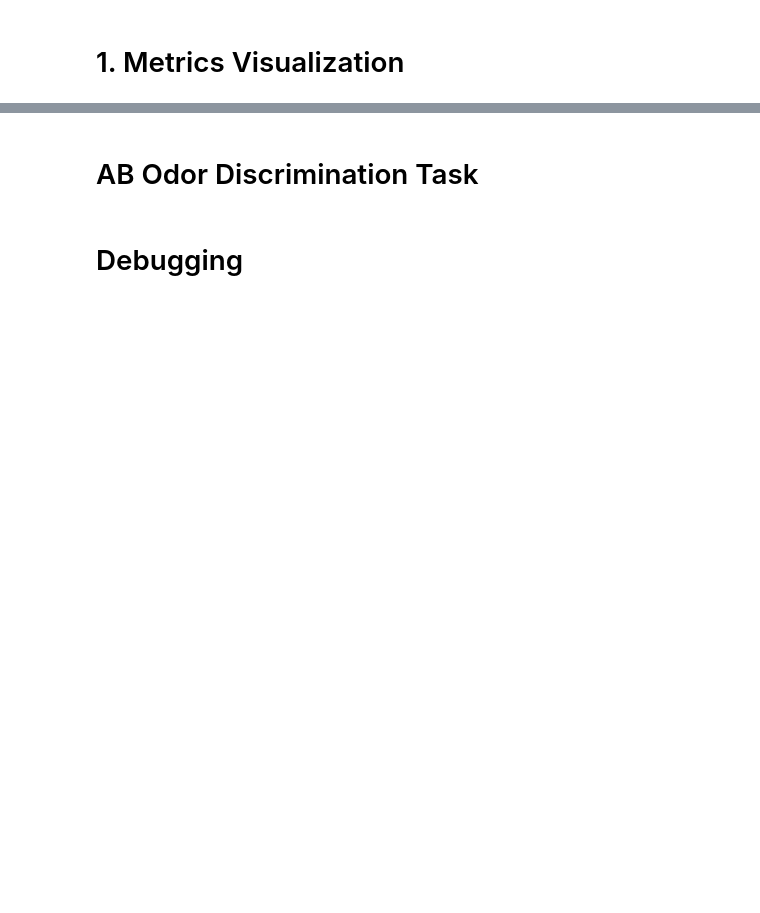
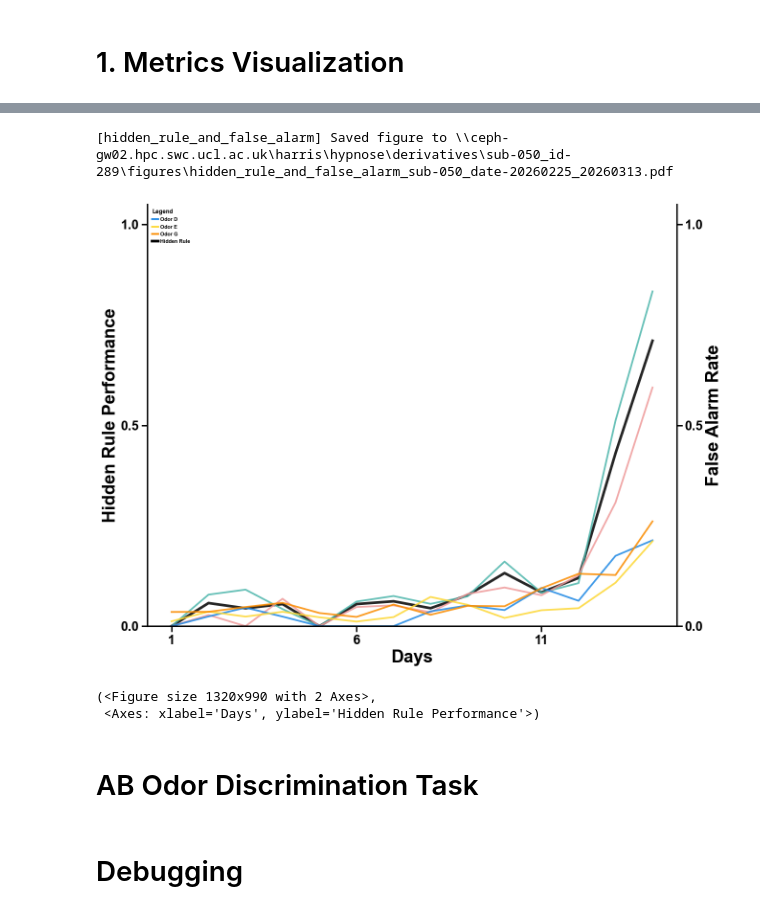
Before and after one commit to SainsburyWellcomeCentre/hypnose-analysis, a Jupyter notebook: notebooks/behavior_visualization.ipynb, the cells around one changed output, grey strips where cells are left out. Saved outputs shown, nothing was run; the diff lists cells and outputs as text; code cells hidden in the pictures; blank space fills up the shorter version.

```diff
--- a/notebooks/behavior_visualization.ipynb
+++ b/notebooks/behavior_visualization.ipynb
@@ -160,16 +188,24 @@ fig, ax = plot_decision_accuracy(
     mean=False
 )
 # %%
+subjid = 50
+
 hidden_rule_and_false_alarm(
-    {51: (20260304, 20260313)},
-    odors=["C", "D", "E", "F", "G"],
+    subjid, hidden_rule_21_sessions[subjid],
+    odors=["D", "E", "G"],
     fa_label=None,
     show_title=False,
     show_legend=True,
+    show_lines=True,
     lw_scale=1.0,
     marker_scale=1,
     save=True,
 )
+# %% [output]
+[hidden_rule_and_false_alarm] Saved figure to \\ceph-gw02.hpc.swc.ucl.ac.uk\harris\hypnose\derivatives\sub-050_id-289\figures\hidden_rule_and_false_alarm_sub-050_date-20260225_20260313.pdf
+[figure, added]
+(<Figure size 1320x990 with 2 Axes>,
+ <Axes: xlabel='Days', ylabel='Hidden Rule Performance'>)
 # %% [markdown]
 # AB Odor Discrimination Task
 # %%
```
Also changed, not shown: parts of 2 cells of this notebook, 1 other file.
